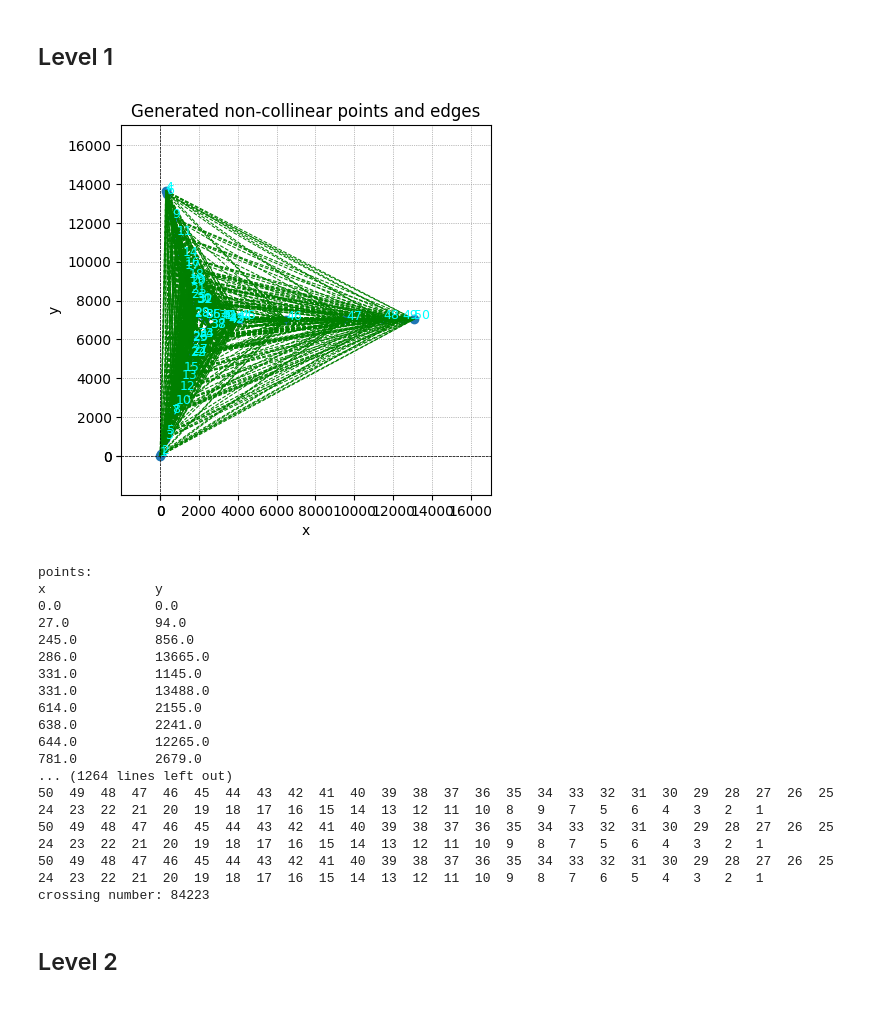
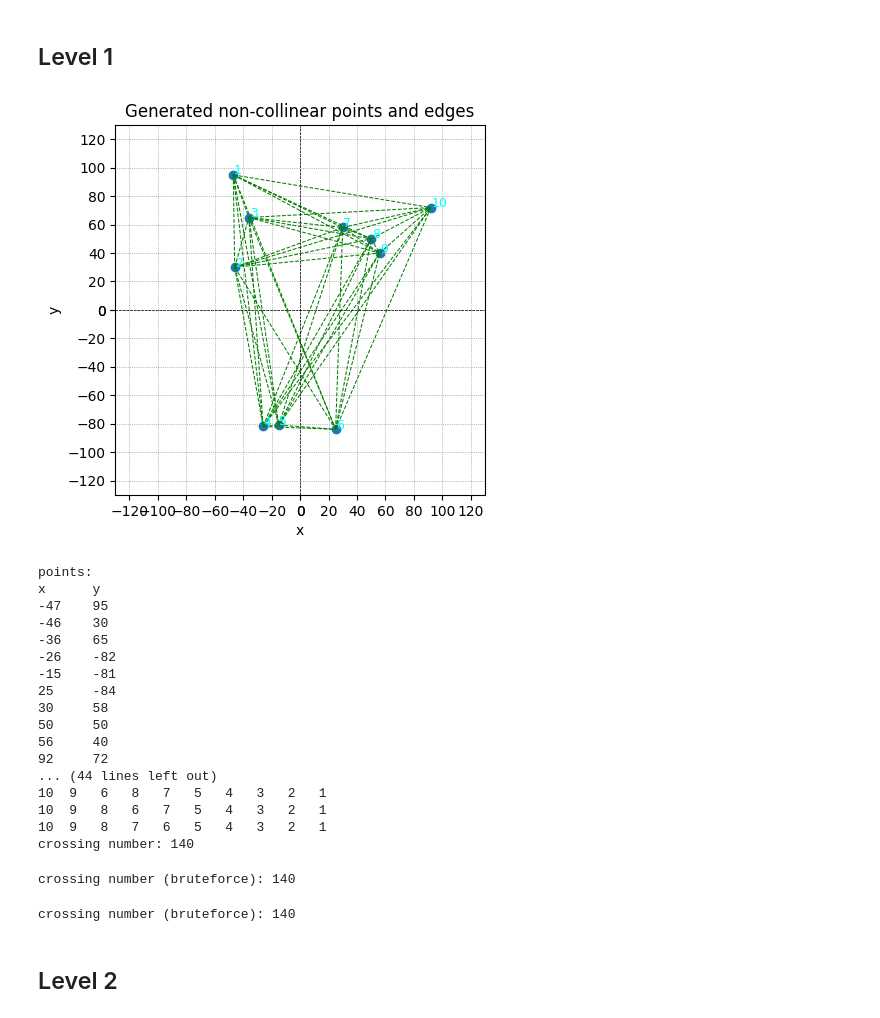
Before and after one commit to jadenzy/MATH165_Final, a Jupyter notebook: CrossingNumber.ipynb, the cells around one changed output. Drawn from its saved outputs; the diff is of its cells as text; code cells hidden in the pictures.

```diff
--- a/CrossingNumber.ipynb
+++ b/CrossingNumber.ipynb
@@ -154,7 +157,7 @@ def pretty_print_points(points):
 # %% [markdown]
 ## Level 1
 # %%
-FILE = True
+FILE = False
 
 if FILE:
   points = []
@@ -167,7 +170,7 @@ if FILE:
 else:
   MIN_COORD = -100
   MAX_COORD = 100
-  n = 5
+  n = 10
   points = []
   ct = 0 # track number of points generated
   while ct < n:
@@ -176,65 +179,87 @@ else:
     if hash(p) not in [hash(pp) for pp in points] and len(set(new_slopes)) == len(new_slopes): # check if all slopes unique (otherwise, collinear triad exists)
       points.append(p) # add point
       ct += 1
+
 points.sort()
+n = len(points)
 
-n = len(points)
+swaps = list(itertools.combinations([i for i in range(n)], 2))
+swaps.sort(key = lambda p: Halfplane(points[p[0]], points[p[1]]))
+circ, ej = swaps_to_circ(swaps)
+cr = calculate_cr(ej)
+
+x = [p.x for p in points]
+y = [p.y for p in points]
 
 STEP = math.ceil(2 * 10 ** math.floor(math.log10((MAX_COORD - MIN_COORD) / 10)))
 SCALE = 1.1
-
-swaps = list(itertools.combinations([i for i in range(n)], 2))
-swaps.sort(key = lambda p: Halfplane(points[p[0]], points[p[1]]))
-circ, edg = swaps_to_circ(swaps)
-cr = calculate_cr(edg)
-
-x = [p.x for p in points]
-y = [p.y for p in points]
 
 plt.scatter(x, y, label="Generated points") # plot points
 for ind, p in enumerate(points): # plot labels
   plt.text(p.x + 0.5, p.y + 0.5, f"{ind+1}", color='cyan', fontsize=9)
 for e in itertools.combinations(points, 2): # plot edges
   x = [p.x for p in e]
   y = [p.y for p in e]
   plt.plot(x, y, color='green', linestyle='--', linewidth=0.75)
 
 # visuals
 plt.ylim(SCALE * MIN_COORD - STEP, SCALE * MAX_COORD + STEP)
 plt.xlim(SCALE * MIN_COORD - STEP, SCALE * MAX_COORD + STEP)
 ticks = [i for i in range(0, int(SCALE * MIN_COORD - STEP), -STEP)] + [i for i in range(0, int(SCALE * MAX_COORD + STEP), STEP)]
 plt.yticks(ticks)
 plt.xticks(ticks)
 plt.axhline(0, color='black', linewidth=0.5, linestyle='--')
 plt.axvline(0, color='black', linewidth=0.5, linestyle='--')
 plt.grid(color='gray', linestyle=':', linewidth=0.5)
 plt.title('Generated non-collinear points and edges')
 plt.xlabel('x')
 plt.ylabel('y')
 plt.gca().set_aspect("equal")
 plt.show()
 pretty_print_points(points)
 pretty_print_circ(circ)
 print("crossing number:", cr)
 # %% [output]
-[figure, old version]
+[figure, new version]
 points:
-x              y
-0.0            0.0
-27.0           94.0
-245.0          856.0
-286.0          13665.0
-331.0          1145.0
-331.0          13488.0
-614.0          2155.0
-638.0          2241.0
-644.0          12265.0
-781.0          2679.0
-... (1264 lines left out)
-50  49  48  47  46  45  44  43  42  41  40  39  38  37  36  35  34  33  32  31  30  29  28  27  26  25  24  23  22  21  20  19  18  17  16  15  14  13  12  11  10  8   9   7   5   6   4   3   2   1
-50  49  48  47  46  45  44  43  42  41  40  39  38  37  36  35  34  33  32  31  30  29  28  27  26  25  24  23  22  21  20  19  18  17  16  15  14  13  12  11  10  9   8   7   5   6   4   3   2   1
-50  49  48  47  46  45  44  43  42  41  40  39  38  37  36  35  34  33  32  31  30  29  28  27  26  25  24  23  22  21  20  19  18  17  16  15  14  13  12  11  10  9   8   7   6   5   4   3   2   1
-crossing number: 84223
+x      y
+-47    95
+-46    30
+-36    65
+-26    -82
+-15    -81
+25     -84
+30     58
+50     50
+56     40
+92     72
+... (44 lines left out)
+10  9   6   8   7   5   4   3   2   1
+10  9   8   6   7   5   4   3   2   1
+10  9   8   7   6   5   4   3   2   1
+crossing number: 140
+# %%
+edges = [Halfplane(points[p[0]], points[p[1]]) for p in list(itertools.combinations([i for i in range(n)], 2))]
+cr_bruteforce = 0
+for pair in itertools.combinations(edges, 2):
+    if Halfplane.cross(pair[0], pair[1]):
+        cr_bruteforce += 1
+print("crossing number (bruteforce):", cr_bruteforce)
+# %% [output]
+crossing number (bruteforce): 140
+# %%
+edges = [Halfplane(points[p[0]], points[p[1]]) for p in list(itertools.combinations([i for i in range(n)], 2))]
+ej = [0 for _ in range(n - 1)]
+for e in edges:
+    j = 0
+    for p in points:
+        if e.out(p):
+            j += 1
+    ej[j] += 1
+cr_bruteforce2 = calculate_cr(ej)
+print("crossing number (bruteforce):", cr_bruteforce2)
+# %% [output]
+crossing number (bruteforce): 140
 # %% [markdown]
 ## Level 2
 # %%
```
Also changed, not shown: parts of 2 cells of this notebook.
